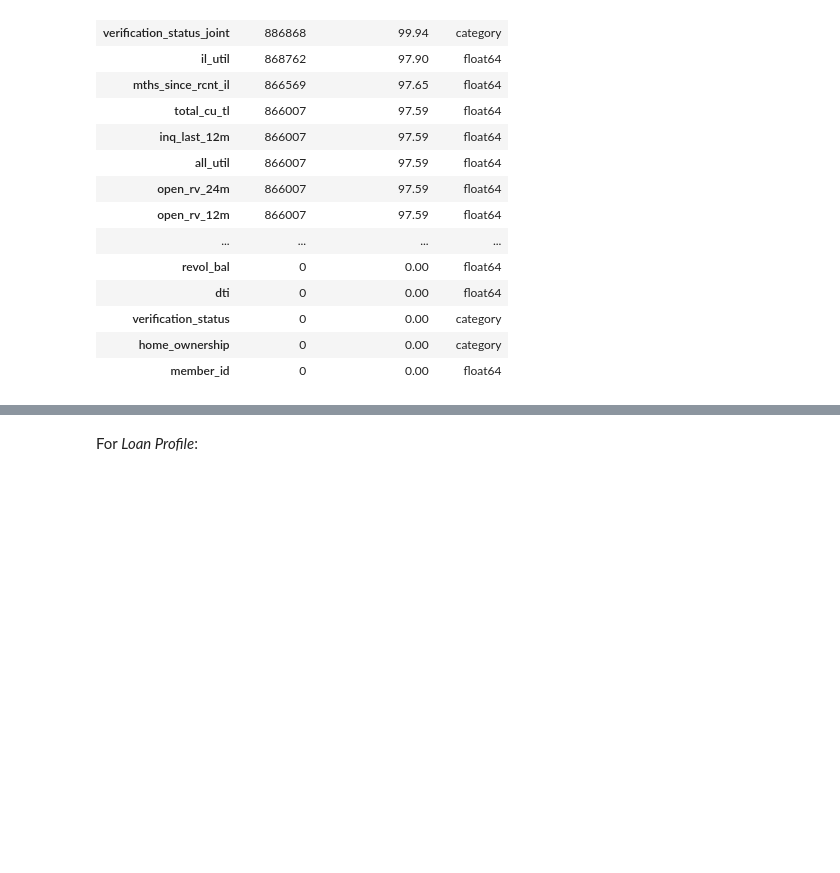
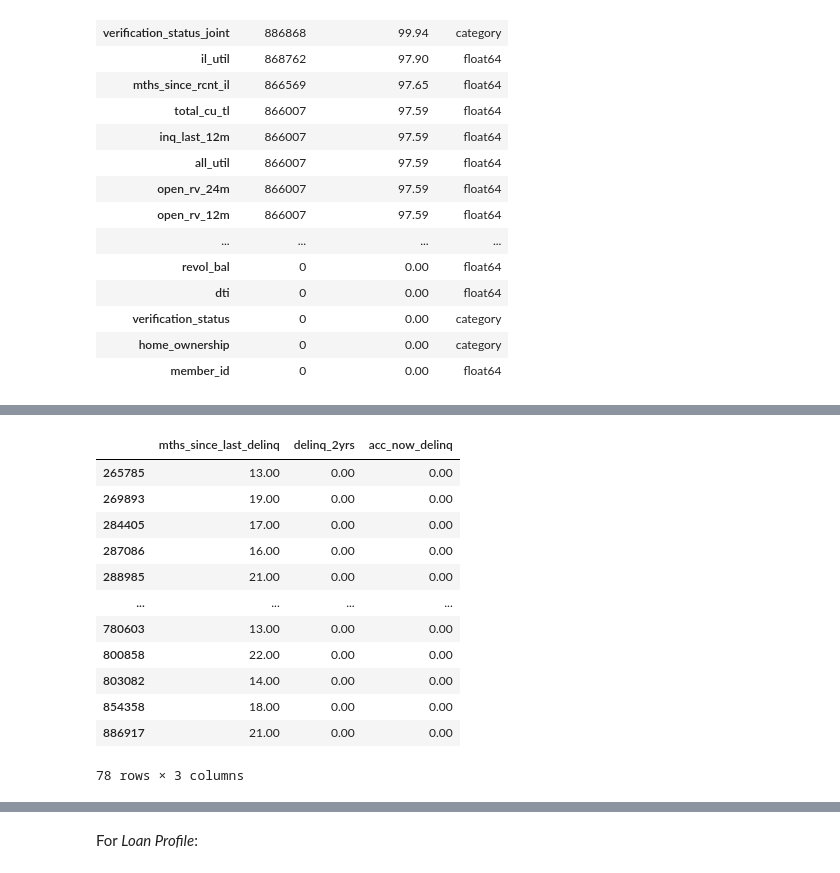
Before and after one commit to nbarizki/creditdefaultml, a Jupyter notebook: 2_Data_exploration.ipynb, the cells around one changed output, grey strips where cells are left out. Drawn from its saved outputs; the diff is of its cells as text; code cells hidden in the pictures; blank space fills up the shorter version.

```diff
--- a/2_Data_exploration.ipynb
+++ b/2_Data_exploration.ipynb
@@ -118,0 +326,16 @@ data_exploration.show_nans_or_zeroes('nans', applicant_features).sort_values('Na
+# %%
+loan_df.loc[last_delinq_condition_5, ['mths_since_last_delinq', 'delinq_2yrs', 'acc_now_delinq']]
+# %% [output]
+|  | mths_since_last_delinq | delinq_2yrs | acc_now_delinq |
+| 265785 | 13.00 | 0.00 | 0.00 |
+| 269893 | 19.00 | 0.00 | 0.00 |
+| 284405 | 17.00 | 0.00 | 0.00 |
+| 287086 | 16.00 | 0.00 | 0.00 |
+| 288985 | 21.00 | 0.00 | 0.00 |
+| ... | ... | ... | ... |
+| 780603 | 13.00 | 0.00 | 0.00 |
+| 800858 | 22.00 | 0.00 | 0.00 |
+| 803082 | 14.00 | 0.00 | 0.00 |
+| 854358 | 18.00 | 0.00 | 0.00 |
+| 886917 | 21.00 | 0.00 | 0.00 |
+78 rows × 3 columns
```
Also changed, not shown: parts of 27 cells of this notebook, 1 other file.
